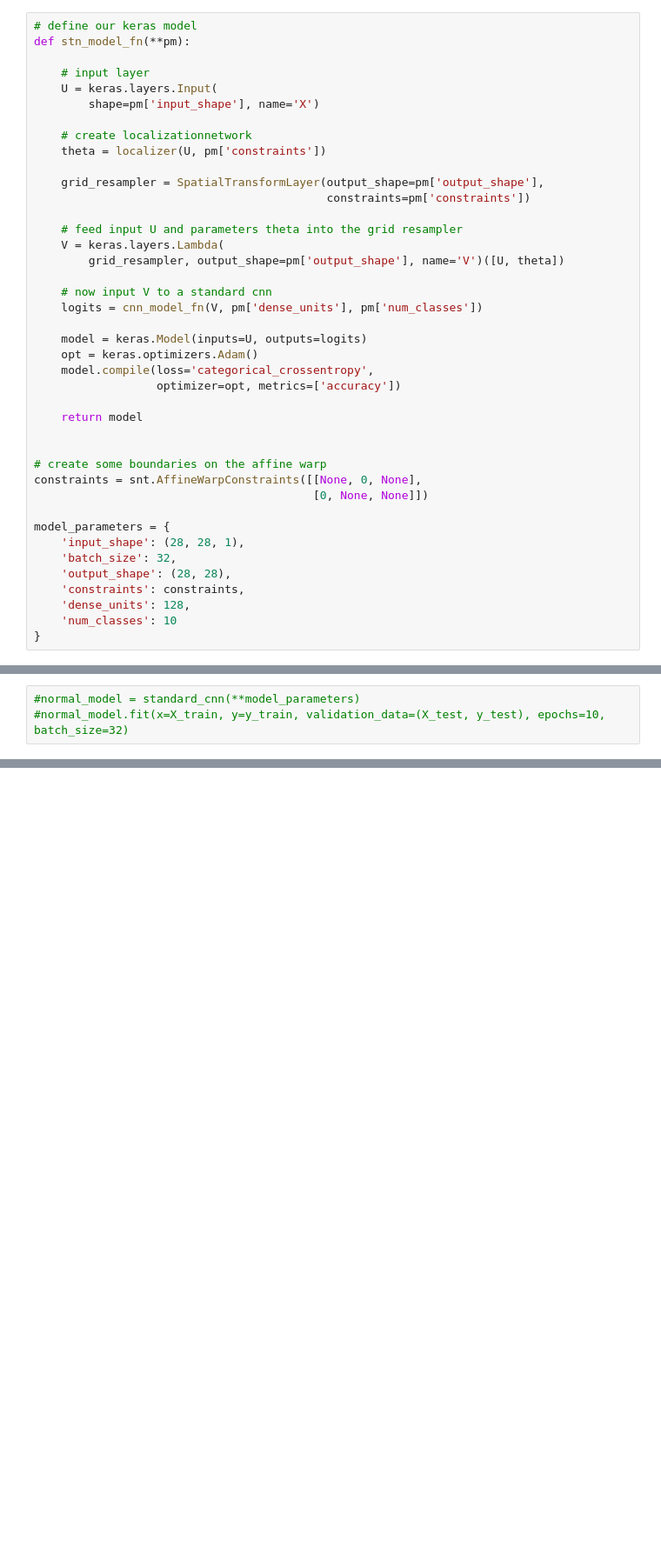
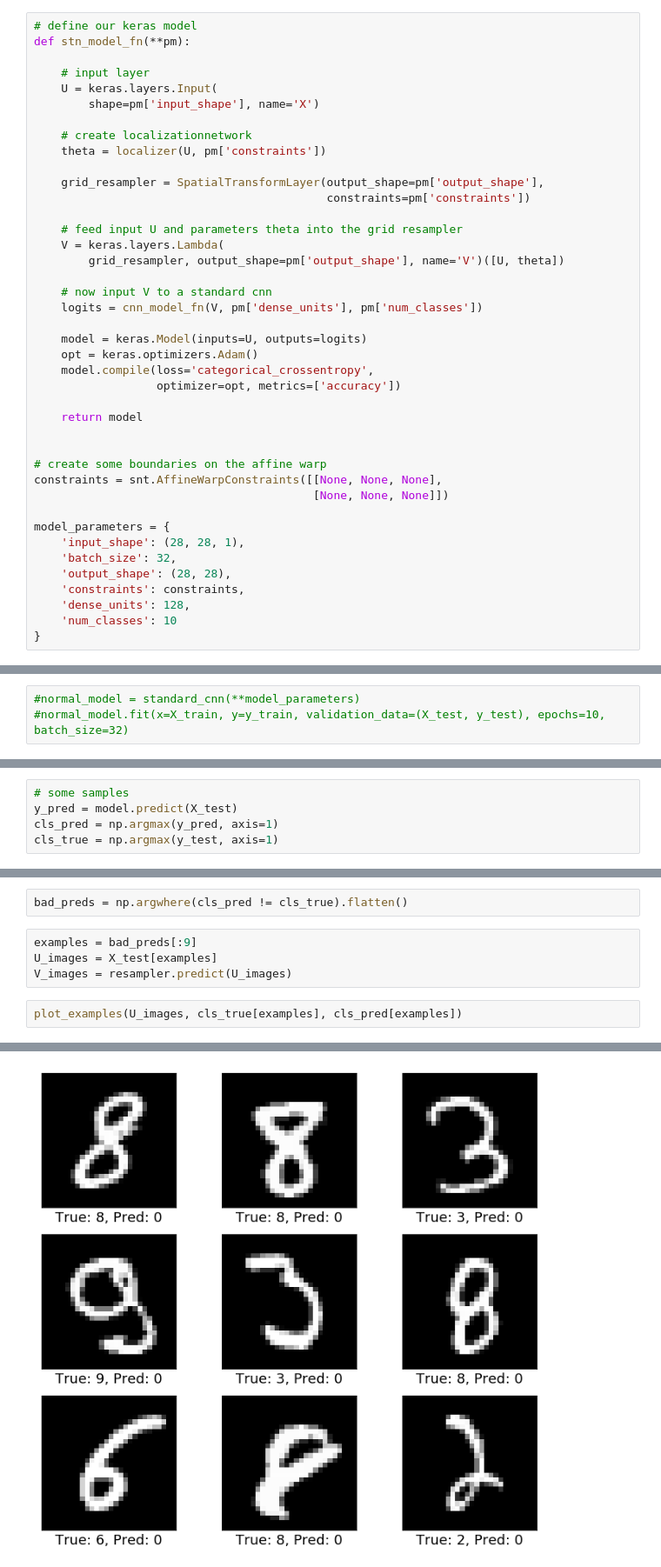
Before and after one commit to dasturge/spatial_transformer_networks, a Jupyter notebook: spatial_transformer_networks.ipynb, the cells around one changed output, grey strips where cells are left out. Shown at 87% size. Saved outputs shown, nothing was run; the diff lists cells and outputs as text; blank space fills up the shorter version.

```diff
--- a/spatial_transformer_networks.ipynb
+++ b/spatial_transformer_networks.ipynb
@@ -367,8 +405,8 @@ def stn_model_fn(**pm):
 
 
 # create some boundaries on the affine warp
-constraints = snt.AffineWarpConstraints([[None, 0, None],
-                                         [0, None, None]])
+constraints = snt.AffineWarpConstraints([[None, None, None],
+                                         [None, None, None]])
 
 model_parameters = {
     'input_shape': (28, 28, 1),
@@ -405,0 +449,5 @@ Epoch 10/10
+# %%
+# some samples
+y_pred = model.predict(X_test)
+cls_pred = np.argmax(y_pred, axis=1)
+cls_true = np.argmax(y_test, axis=1)
@@ -405,0 +458,9 @@ Epoch 10/10
+# %%
+bad_preds = np.argwhere(cls_pred != cls_true).flatten()
+# %%
+examples = bad_preds[:9]
+U_images = X_test[examples]
+V_images = resampler.predict(U_images)
+# %%
+plot_examples(U_images, cls_true[examples], cls_pred[examples])
+# %% [output]
@@ -405,0 +468 @@ Epoch 10/10
+[figure, added]
```
Also changed, not shown: parts of 13 cells of this notebook.
